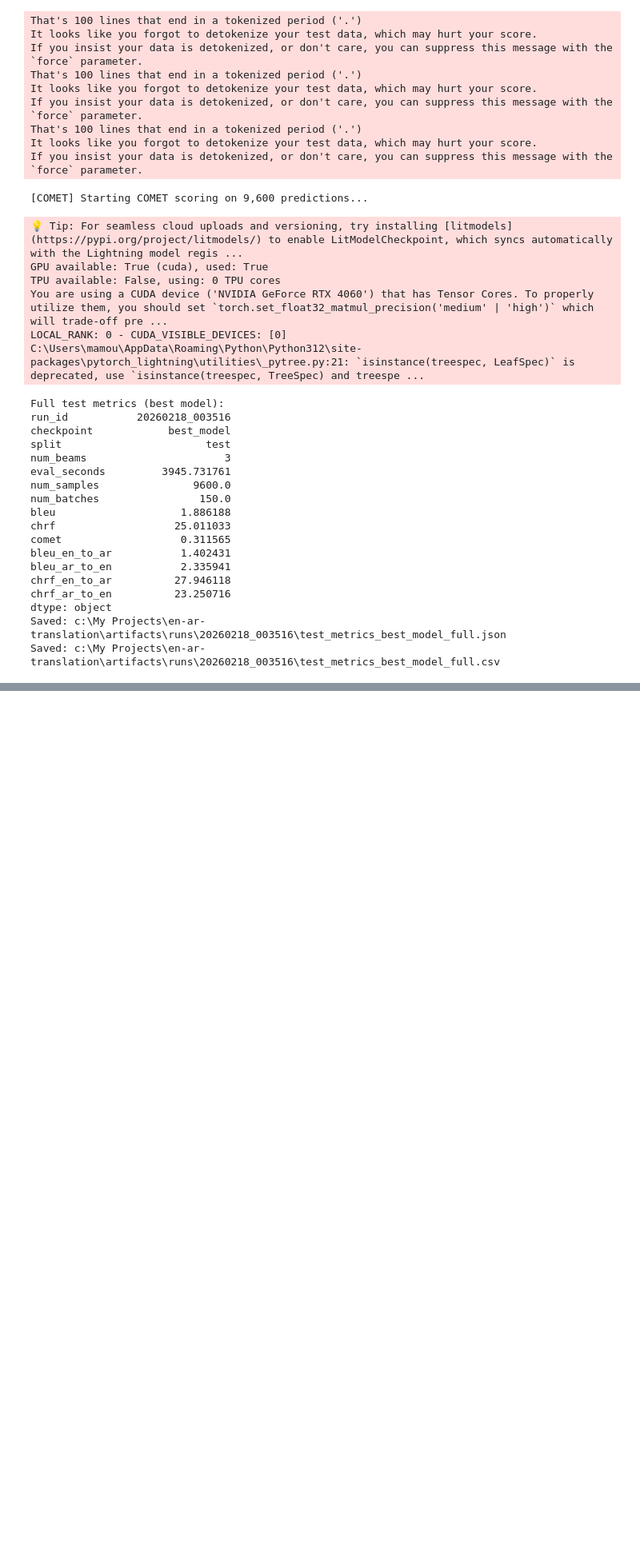
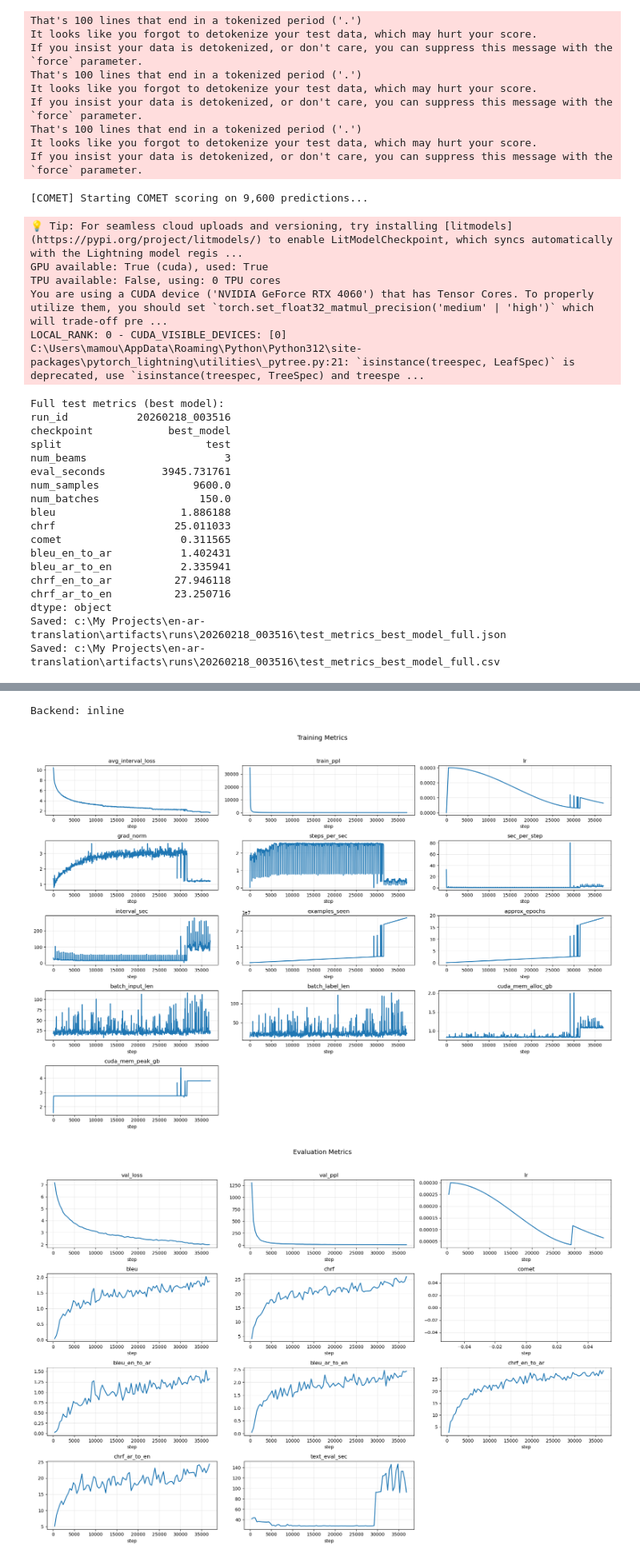
Before and after one commit to mamounyosef/en-ar-translation, a Jupyter notebook: notebooks/02_model_training.ipynb, the cells around one changed output, grey strips where cells are left out. Shown at 80% size. Drawn from its saved outputs; the diff is of its cells as text; code cells hidden in the pictures; blank space fills up the shorter version.

```diff
--- a/notebooks/02_model_training.ipynb
+++ b/notebooks/02_model_training.ipynb
@@ -2289,16 +2445,27 @@ print(translated)
 # %%
-# Cell 1: load logs
+# Cell 1: load logs (robust path)
 from pathlib import Path
 import pandas as pd
 import numpy as np
 import matplotlib.pyplot as plt
 
-RUN_ID = "20260218_003516"  # <- change if needed
-RUN_DIR = Path("artifacts/runs") / RUN_ID
+RUN_ID = "20260218_003516"
+
+cwd = Path.cwd()
+project_root = cwd if (cwd / "artifacts").exists() else cwd.parent
+RUN_DIR = project_root / "artifacts" / "runs" / RUN_ID
 
 train_path = RUN_DIR / "train_metrics.csv"
 eval_path = RUN_DIR / "eval_metrics.csv"
 test_path = RUN_DIR / "test_metrics_best_model_full.csv"
+
+print("cwd:", cwd)
+print("project_root:", project_root)
+print("Run dir:", RUN_DIR)
+
+print("train exists:", train_path.exists())
+print("eval exists :", eval_path.exists())
+print("test exists :", test_path.exists())
 
 train_df = pd.read_csv(train_path) if train_path.exists() else pd.DataFrame()
 eval_df = pd.read_csv(eval_path) if eval_path.exists() else pd.DataFrame()
@@ -2310,7 +2477,6 @@ for df in [train_df, eval_df]:
         df.sort_values("step", inplace=True)
         df.reset_index(drop=True, inplace=True)
 
-print(f"Run dir: {RUN_DIR}")
 print("train rows:", len(train_df), "| eval rows:", len(eval_df), "| test rows:", len(test_df))
 print("train cols:", list(train_df.columns))
 print("eval cols :", list(eval_df.columns))
@@ -2317,3 +2493,10 @@ print("eval cols :", list(eval_df.columns))
+# %%
+%matplotlib inline
+import matplotlib
+import matplotlib.pyplot as plt
+print("Backend:", matplotlib.get_backend())
+# %% [output]
+Backend: inline
 # %%
 # Cell 2: helper plotters
 def plot_cols(df, cols, ncols=3, figsize=(18, 10), suptitle=None):
@@ -2347,30 +2530,34 @@ def plot_cols(df, cols, ncols=3, figsize=(18, 10), suptitle=None):
 PLOTS_DIR = RUN_DIR / "plots"
 PLOTS_DIR.mkdir(parents=True, exist_ok=True)
 
 # Cell 3: training curves (train_metrics.csv)
 train_cols = [
     "avg_interval_loss", "train_ppl", "lr", "grad_norm",
     "steps_per_sec", "sec_per_step", "interval_sec",
     "examples_seen", "approx_epochs",
     "batch_input_len", "batch_label_len",
     "cuda_mem_alloc_gb", "cuda_mem_peak_gb"
 ]
 
 fig, _ = plot_cols(train_df, train_cols, ncols=3, figsize=(18, 12), suptitle="Training Metrics")
 if fig is not None:
     fig.savefig(PLOTS_DIR / "train_metrics_overview.png", dpi=150, bbox_inches="tight")
     plt.show()
 
 # Cell 4: validation/eval curves (eval_metrics.csv)
 eval_cols = [
     "val_loss", "val_ppl", "lr",
     "bleu", "chrf", "comet",
     "bleu_en_to_ar", "bleu_ar_to_en",
     "chrf_en_to_ar", "chrf_ar_to_en",
     "eval_sec", "text_eval_sec"
 ]
 
 fig, _ = plot_cols(eval_df, eval_cols, ncols=3, figsize=(18, 12), suptitle="Evaluation Metrics")
 if fig is not None:
+    display(fig)
     fig.savefig(PLOTS_DIR / "eval_metrics_overview.png", dpi=150, bbox_inches="tight")
     plt.show()
+# %% [output]
+[figure, added]
+[figure, added]
```
Also changed, not shown: parts of 14 cells of this notebook, 7 other files.
